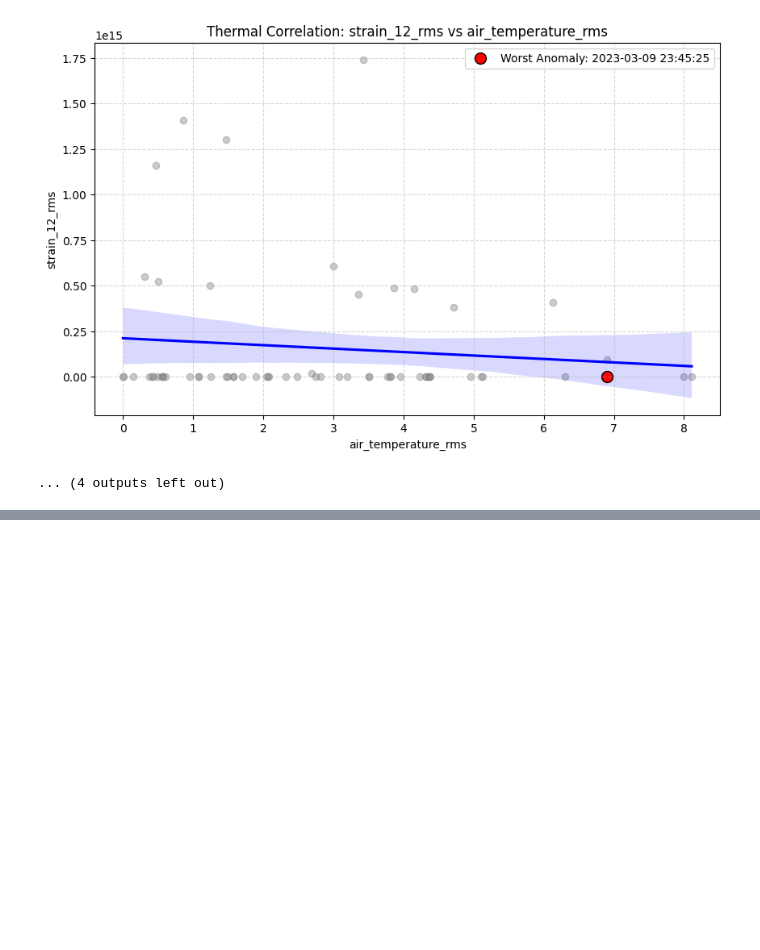
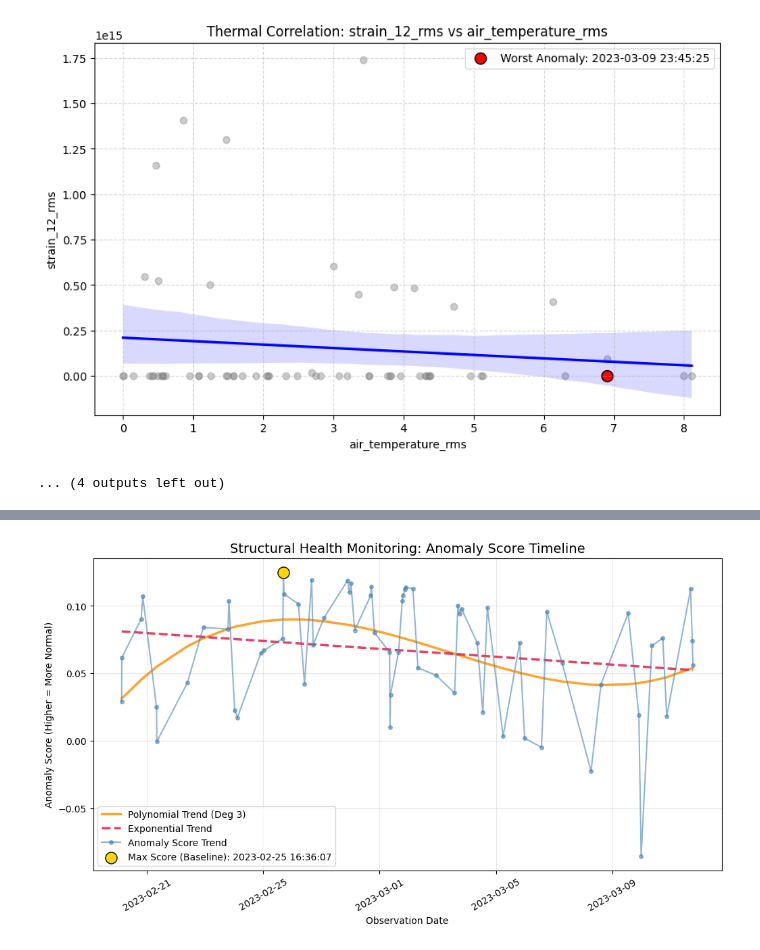
Before and after one commit to wxb-sly/aice-2026-bc, a Jupyter notebook: notebooks/GP_SHM.ipynb, the cells around one changed output, grey strips where cells are left out. Drawn from its saved outputs; the diff is of its cells as text; code cells hidden in the pictures; blank space fills up the shorter version.

Commit message:
Feat: rul estimation, and structural degradation trends

```diff
--- a/notebooks/GP_SHM.ipynb
+++ b/notebooks/GP_SHM.ipynb
@@ -266,0 +287,54 @@ display(pre_failure_df[['timestamp', 'RUL']].head())
+# %%
+
+
+plt.figure(figsize=(12, 6))
+# --- ENGINEERING RISK WARNING ---
+# Liability: Fitting global trends to Isolation Forest anomaly scores assumes the sensor
+# drift or structural degradation follows a specific mathematical law (Polynomial/Exponential).
+# In reality, Himalayan bridge data is high-entropy. These fits are for visualization ONLY
+# and should not be used for high-stakes RUL prediction without site-specific calibration.
+
+
+df_chronological = df.sort_values('timestamp')
+x_numeric = (df_chronological['timestamp'] - df_chronological['timestamp'].min()).dt.total_seconds()
+y_data = df_chronological['anomaly_score'].values
+
+# Fit 1: Polynomial Curve Fitting (3rd Degree used as a proxy for multi-stage decay)
+poly_coeffs = np.polyfit(x_numeric, y_data, 3)
+plt.plot(df_chronological['timestamp'], np.poly1d(poly_coeffs)(x_numeric),
+         color='darkorange', linewidth=2.5, label='Polynomial Trend (Deg 3)', alpha=0.8)
+
+# Fit 2: Exponential Decay model: y = a * exp(b*x) + c
+def model_exp(t: np.ndarray, a: float, b: float, c: float) -> np.ndarray:
+    return a * np.exp(b * t) + c
+
+try:
+    # Logistic: Initial parameters define amplitude, decay rate, and offset
+    popt, _ = curve_fit(model_exp, x_numeric, y_data, p0=[1, -1e-8, np.mean(y_data)])
+    plt.plot(df_chronological['timestamp'], model_exp(x_numeric, *popt),
+             color='crimson', linestyle='--', linewidth=2.5, label='Exponential Trend', alpha=0.8)
+except Exception as e:
+    print(f"Engineering Alert: Exponential fit failed to converge. Data entropy may be too high. {e}")
+# Clerical Operation: Sort by timestamp for a logical time-series flow
+df_chronological = df.sort_values('timestamp')
+
+plt.plot(df_chronological['timestamp'], df_chronological['anomaly_score'],
+         color='steelblue', linestyle='-', marker='o', markersize=4, alpha=0.6, label='Anomaly Score Trend')
+
+# Identify the maximum anomaly score (The point identified as 'Most Normal')
+max_score_idx = df['anomaly_score'].idxmax()
+max_point = df.loc[max_score_idx]
+
+plt.scatter(max_point['timestamp'], max_point['anomaly_score'],
+            color='gold', s=150, edgecolors='black', zorder=5,
+            label=f"Max Score (Baseline): {max_point['timestamp']}")
+
+plt.title("Structural Health Monitoring: Anomaly Score Timeline", fontsize=14)
+plt.xlabel("Observation Date")
+plt.ylabel("Anomaly Score (Higher = More Normal)")
+plt.legend()
+plt.grid(True, alpha=0.3)
+plt.xticks(rotation=30)
+plt.show()
+# %% [output]
+[figure, added]
```
Also changed, not shown: parts of 9 cells of this notebook.
